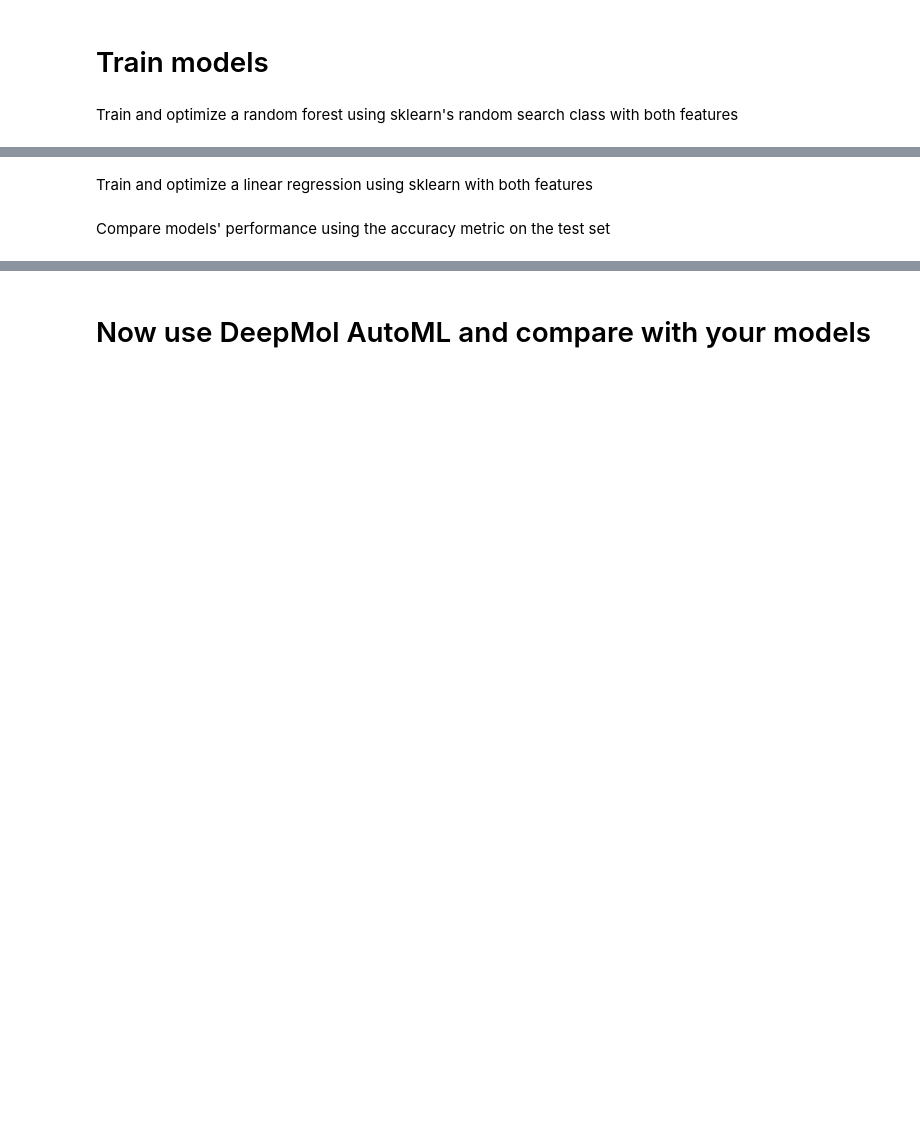
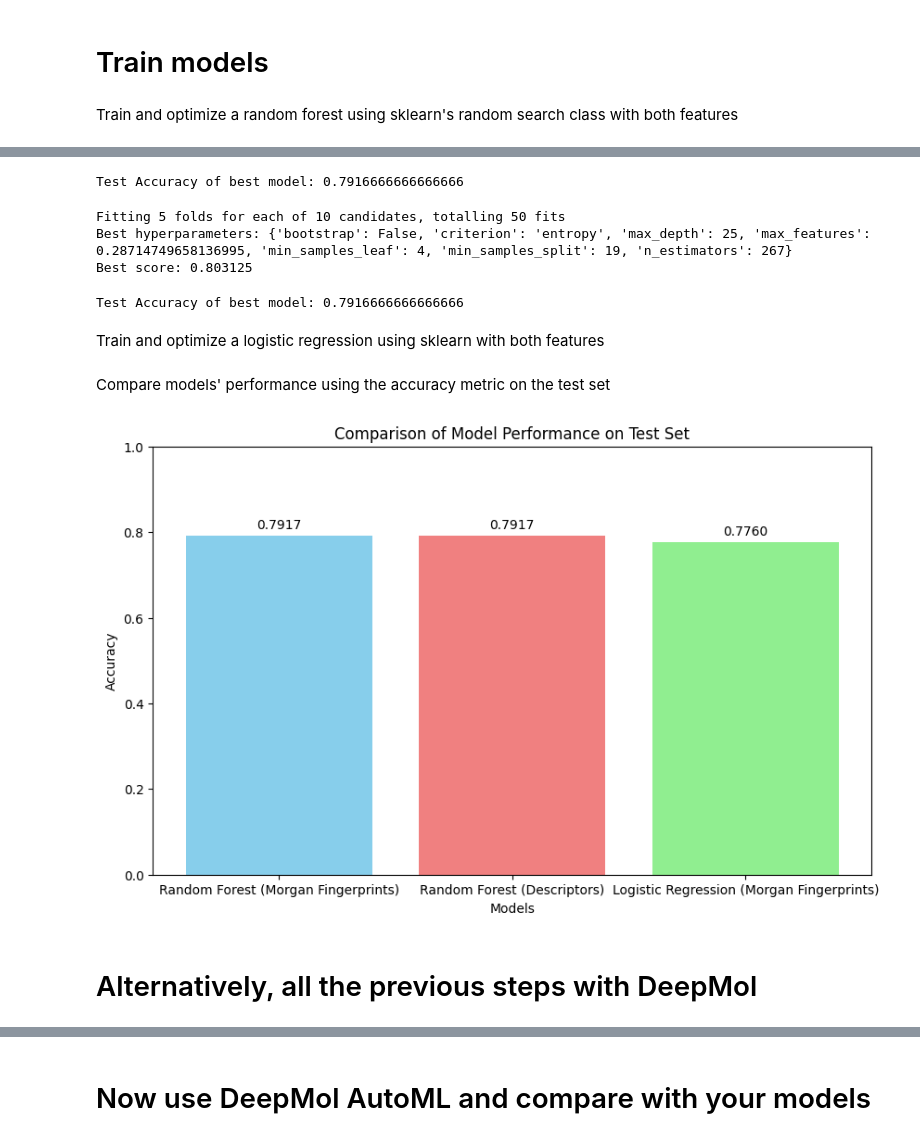
Before and after one commit to jcapels/bod_workshop, a Jupyter notebook: bioavailability_prediction.ipynb, the cells around one changed output, grey strips where cells are left out. Cells and saved outputs as stored; diff of their text form; code cells hidden in the pictures; blank space fills up the shorter version.

```diff
--- a/bioavailability_prediction.ipynb
+++ b/bioavailability_prediction.ipynb
@@ -58,0 +239,9 @@ Create new variables to generate descriptors using the SMILES string of each com
+# %%
+# Apply the function to the DataFrame
+df_descriptors = pd.DataFrame(test_df['Drug'].apply(calculate_descriptors).tolist(), columns=descriptor_names)
+
+# Convert the DataFrame to a NumPy array, dropping any rows with NaN values
+X_test_descriptors = df_descriptors.to_numpy()
+
+# Display the feature array
+X_test_descriptors
@@ -67,2 +377,42 @@ Train and optimize a random forest using sklearn's random search class with both
+# %%
+# Evaluate the best model on the test set
+best_rf = random_search.best_estimator_
+test_accuracy_rf_fp = best_rf.score(X_test_fp_selected, y_test)
+print(f"Test Accuracy of best model: {test_accuracy_rf_fp}")
+# %% [output]
+Test Accuracy of best model: 0.7916666666666666
+# %%
+# Initialize the RandomForestClassifier
+rf = RandomForestClassifier(random_state=42)
+
+# Initialize RandomizedSearchCV
+random_search = RandomizedSearchCV(
+    estimator=rf,
+    param_distributions=param_dist,
+    n_iter=10,  # Number of parameter settings that are sampled
+    cv=5,  # Number of cross-validation folds
+    scoring='accuracy',  # Use an appropriate scoring metric
+    n_jobs=-1,  # Use all available cores
+    random_state=42,
+    verbose=1
+)
+
+# Fit the model to the combined training data
+random_search.fit(X_train_descriptors_selected, y_train)
+
+# Print the best hyperparameters and the best score
+print("Best hyperparameters:", random_search.best_params_)
+print("Best score:", random_search.best_score_)
+# %% [output]
+Fitting 5 folds for each of 10 candidates, totalling 50 fits
+Best hyperparameters: {'bootstrap': False, 'criterion': 'entropy', 'max_depth': 25, 'max_features': 0.28714749658136995, 'min_samples_leaf': 4, 'min_samples_split': 19, 'n_estimators': 267}
+Best score: 0.803125
+# %%
+# Evaluate the best model on the test set
+best_rf_descriptors = random_search.best_estimator_
+test_accuracy_descriptors_rf = best_rf_descriptors.score(X_test_descriptors_selected, y_test)
+print(f"Test Accuracy of best model: {test_accuracy_descriptors_rf}")
+# %% [output]
+Test Accuracy of best model: 0.7916666666666666
 # %% [markdown]
-Train and optimize a linear regression using sklearn with both features
+Train and optimize a logistic regression using sklearn with both features
@@ -69,2 +459,28 @@ Train and optimize a linear regression using sklearn with both features
 # %% [markdown]
 Compare models' performance using the accuracy metric on the test set
+# %%
+# prompt: Compare models' performance using the accuracy metric on the test set using a bar plot highlighting the differences between different models
+
+import matplotlib.pyplot as plt
+
+# Accuracy scores (replace with your actual scores)
+models = ['Random Forest (Morgan Fingerprints)', 'Random Forest (Descriptors)', 'Logistic Regression (Morgan Fingerprints)']
+accuracy_scores = [test_accuracy_rf_fp, test_accuracy_descriptors_rf, test_accuracy_logreg_fp]
+
+# Create the bar plot
+plt.figure(figsize=(10, 6))
+plt.bar(models, accuracy_scores, color=['skyblue', 'lightcoral', 'lightgreen'])
+plt.xlabel("Models")
+plt.ylabel("Accuracy")
+plt.title("Comparison of Model Performance on Test Set")
+plt.ylim(0, 1)  # Set y-axis limit to 0-1 for accuracy
+
+# Add value labels on top of each bar
+for i, v in enumerate(accuracy_scores):
+    plt.text(i, v + 0.01, f"{v:.4f}", ha='center', va='bottom')
+
+plt.show()
+# %% [output]
+[figure, added]
+# %% [markdown]
+# Alternatively, all the previous steps with DeepMol
```
Also changed, not shown: parts of 37 cells of this notebook, 1 other file.
